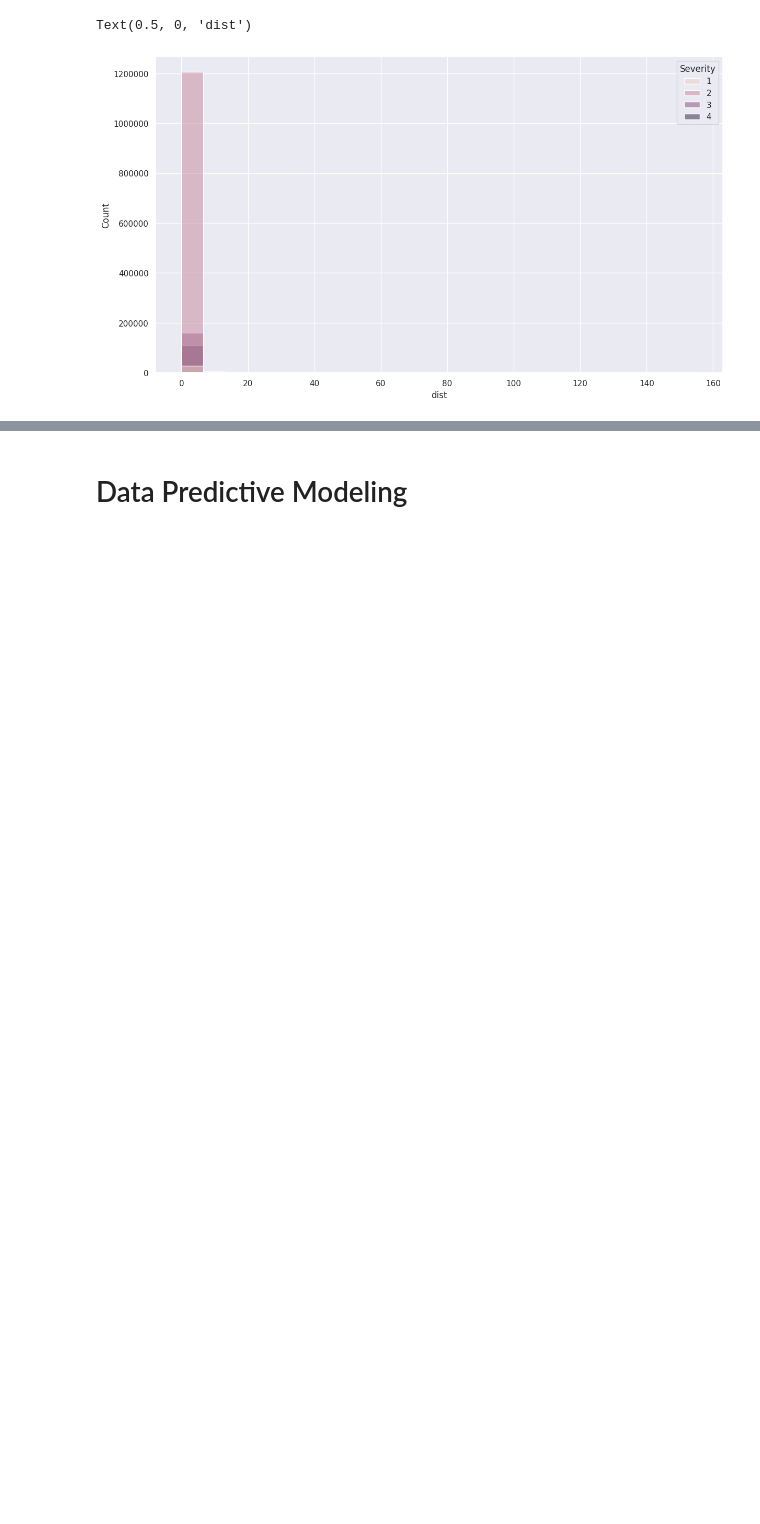
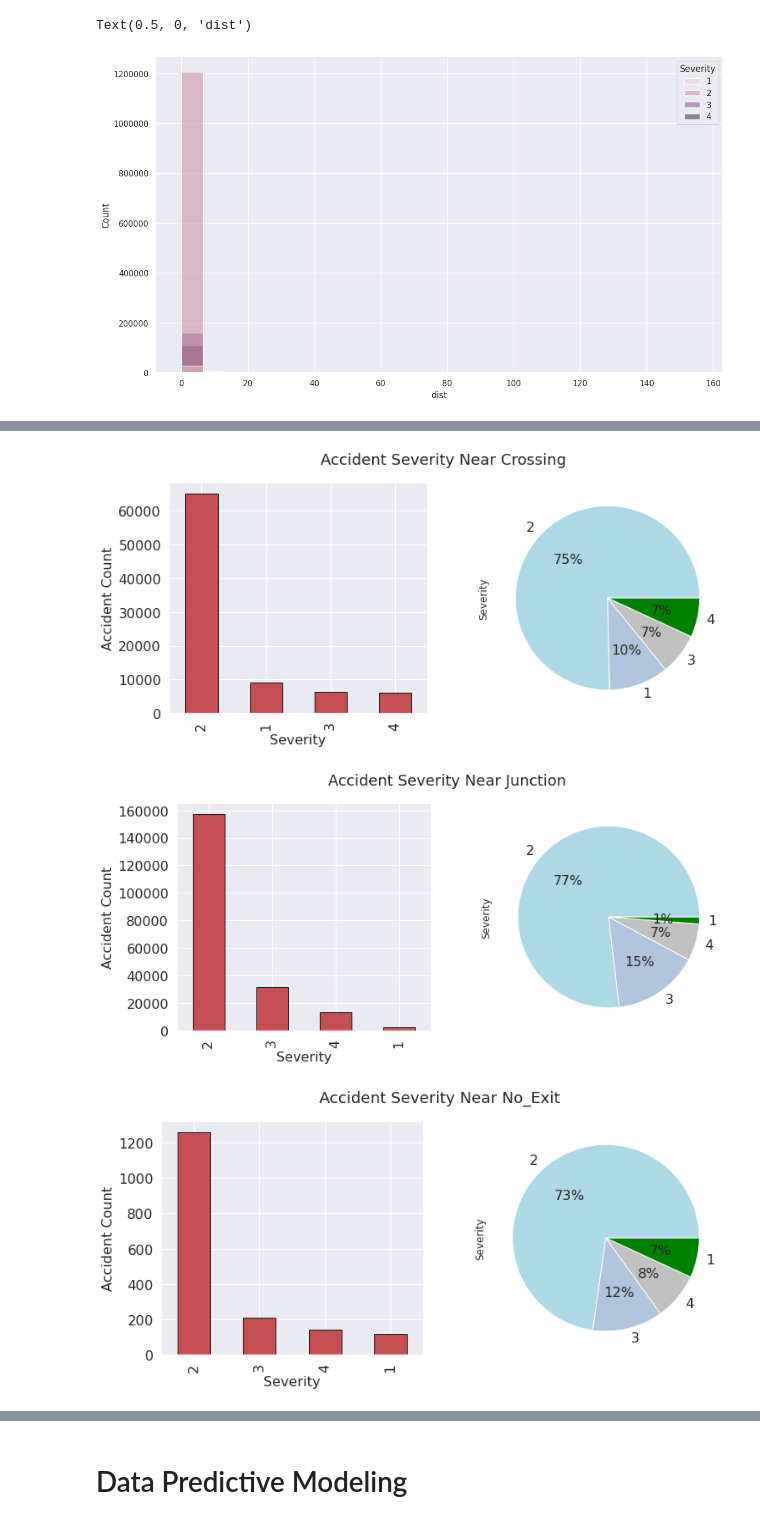
Before and after one commit to viky24/NLPROUTING, a Jupyter notebook: Python_Project.ipynb, the cells around one changed output, grey strips where cells are left out. Saved outputs shown, nothing was run; the diff lists cells and outputs as text; code cells hidden in the pictures; blank space fills up the shorter version.

```diff
--- a/Python_Project.ipynb
+++ b/Python_Project.ipynb
@@ -528,0 +544,20 @@ data['Side'].value_counts().plot.pie()
+# %%
+for area in ['Crossing','Junction', 'No_Exit','Roundabout', 'Station', 'Stop', 'Traffic_Signal', 'Turning_Loop','Bump']:
+    # check if infrastructure type is found in any record
+    if (data[area] == True).sum() > 0:
+        my_colors = ['lightblue','lightsteelblue','silver','green']
+        plt.subplots(1,2,figsize=(12,5))
+        plt.xticks(fontsize=14)
+        plt.suptitle('Accident Severity Near ' + area,fontsize=18)
+        plt.subplot(1,2,1)
+        data.loc[data[area] == True]['Severity'].value_counts().plot.bar(width=0.5,color='r',edgecolor='k',align='center',linewidth=1)
+        plt.xlabel('Severity',fontsize=16)
+        plt.ylabel('Accident Count',fontsize=16)
+        plt.xticks(fontsize=16)
+        plt.yticks(fontsize=16)
+        plt.subplot(1,2,2)
+        data.loc[data[area] == True]['Severity'].value_counts().plot.pie(autopct='%1.0f%%',fontsize=16,colors=my_colors)
+# %% [output]
+[figure, added]
+[figure, added]
+[figure, added]
```
Also changed, not shown: parts of 30 cells of this notebook.
